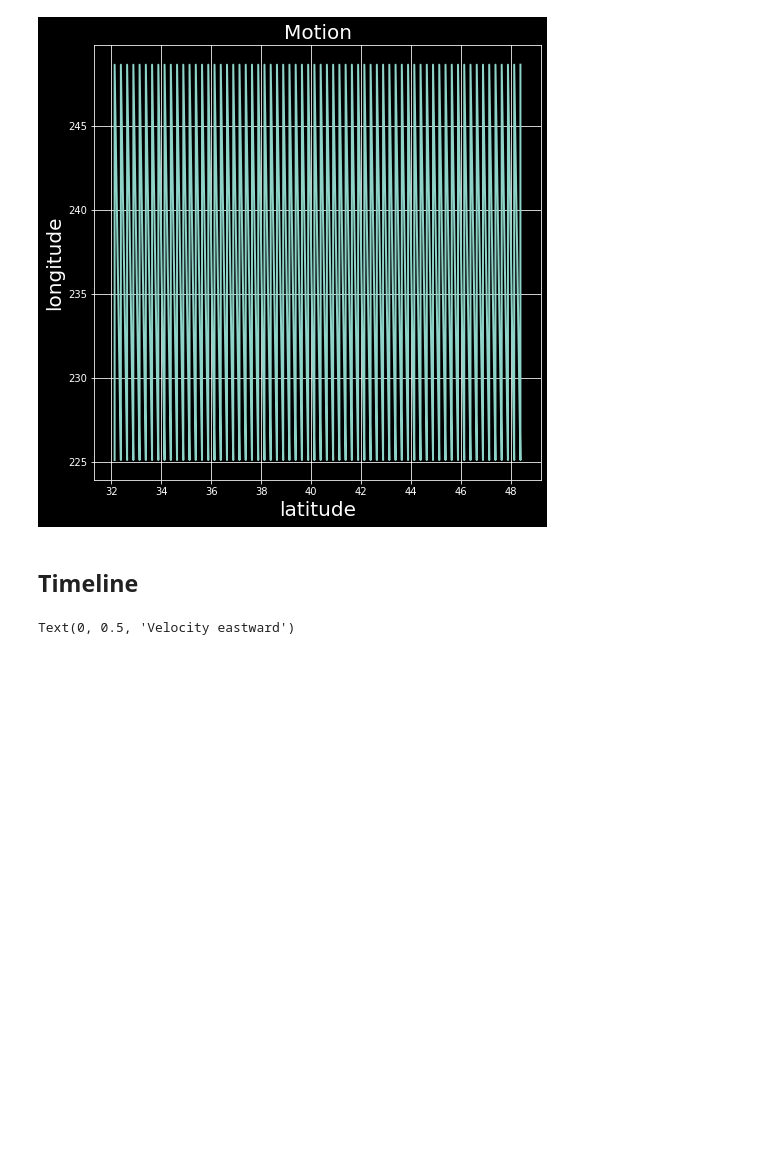
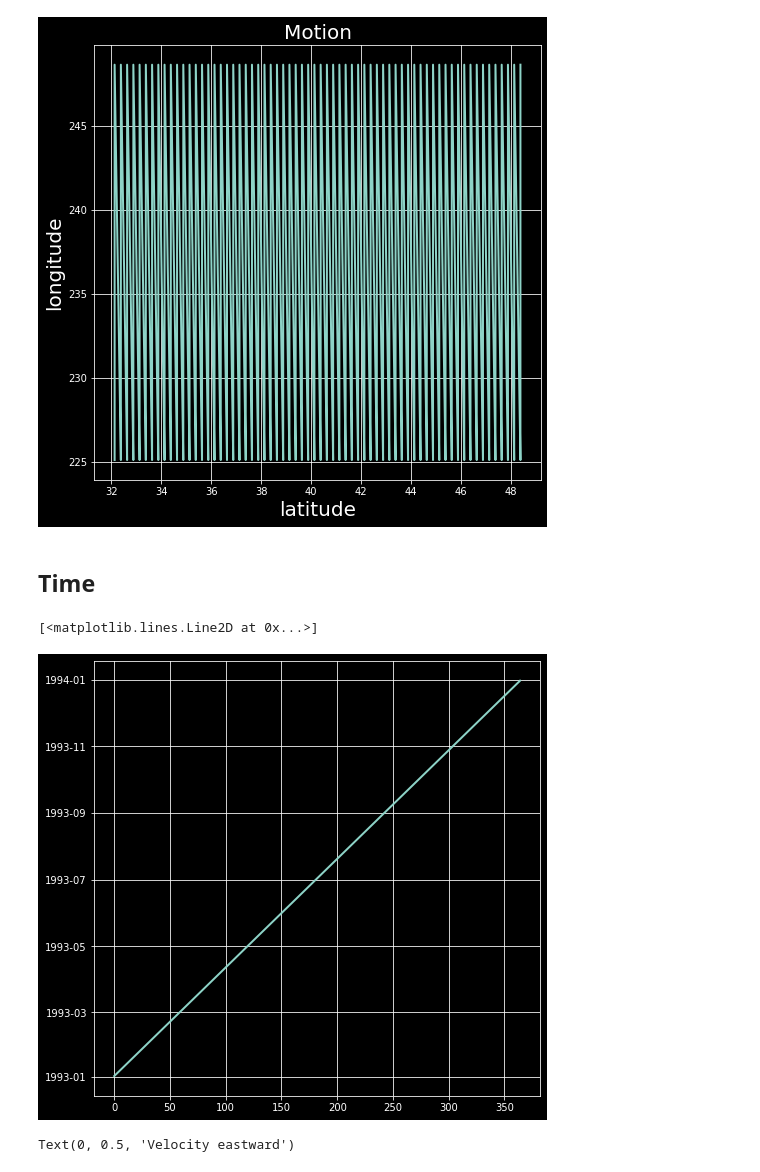
Before and after one commit to Dudgit/Data_sience_lab, a Jupyter notebook: EDA/Pandasread.ipynb, the cells around one changed output. Saved outputs shown, nothing was run; the diff lists cells and outputs as text; code cells hidden in the pictures; blank space fills up the shorter version.

Commit message:
time
The time of the data explored

```diff
--- a/EDA/Pandasread.ipynb
+++ b/EDA/Pandasread.ipynb
@@ -40,17 +40,26 @@ samp1 = df.loc[(df.index.get_level_values('latitude') == 32.125) & (df.index.get
 # %% [markdown]
 ## Posmap
 # %%
-xl = "latitude"
-yl = "longitude"
-plt.plot(df.index.get_level_values(xl),df.index.get_level_values(yl))
+lng = "latitude"
+lat = "longitude"
+
+# Just a shortcut
+giv = lambda s: df.index.get_level_values(s)
+
+plt.plot(giv(lng),giv(lat))
 plt.title("Motion")
-plt.xlabel(xl)
-plt.ylabel(yl)
+plt.xlabel(lng)
+plt.ylabel(lat)
 # %% [output]
 Text(0, 0.5, 'longitude')
 [figure]
 # %% [markdown]
-## Timeline
+## Time
+# %%
+plt.plot(giv('time').unique())
+# %% [output]
+[<matplotlib.lines.Line2D at 0x...>]
+[figure, added]
 # %%
 plt.plot(samp1.time_bnds,samp1.surface_geostrophic_eastward_sea_water_velocity)
 plt.xlabel("Date")
```
Also changed, not shown: parts of 1 cell of this notebook.
